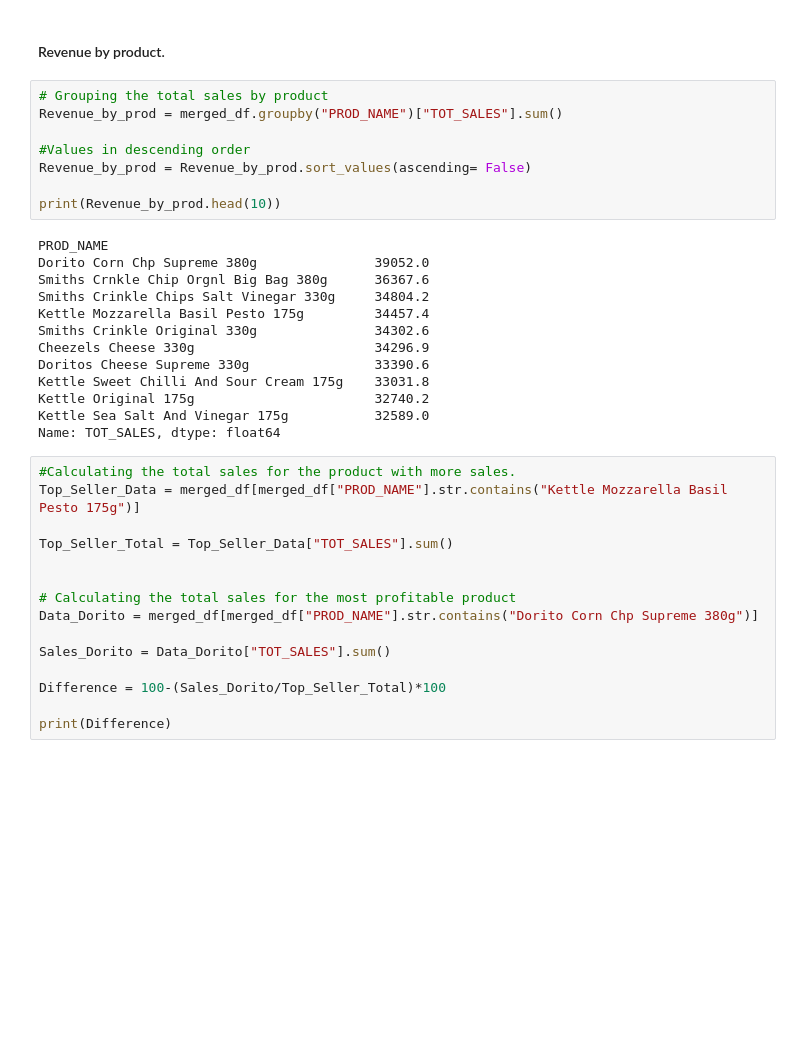
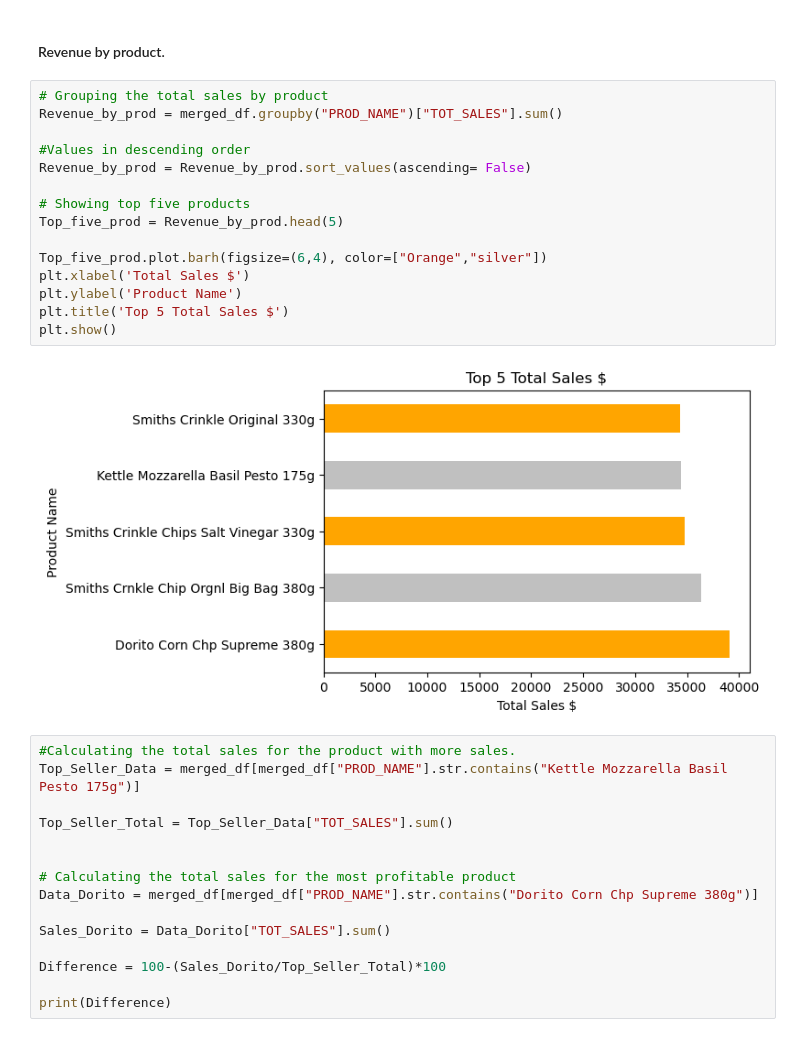
Before and after one commit to JonaFallas/Quantium-Data-Analysis-Project, a Jupyter notebook: Quantium_project.ipynb, the cells around one changed output. Cells and saved outputs as stored; diff of their text form; blank space fills up the shorter version.

```diff
--- a/Quantium_project.ipynb
+++ b/Quantium_project.ipynb
@@ -464,24 +464,20 @@ Name: PROD_QTY, dtype: int64
 # %%
 # Grouping the total sales by product
 Revenue_by_prod = merged_df.groupby("PROD_NAME")["TOT_SALES"].sum()
 
 #Values in descending order
 Revenue_by_prod = Revenue_by_prod.sort_values(ascending= False)
 
-print(Revenue_by_prod.head(10))
+# Showing top five products
+Top_five_prod = Revenue_by_prod.head(5)
+
+Top_five_prod.plot.barh(figsize=(6,4), color=["Orange","silver"])
+plt.xlabel('Total Sales $')
+plt.ylabel('Product Name')
+plt.title('Top 5 Total Sales $')
+plt.show()
 # %% [output]
-PROD_NAME
-Dorito Corn Chp Supreme 380g               39052.0
-Smiths Crnkle Chip Orgnl Big Bag 380g      36367.6
-Smiths Crinkle Chips Salt Vinegar 330g     34804.2
-Kettle Mozzarella Basil Pesto 175g         34457.4
-Smiths Crinkle Original 330g               34302.6
-Cheezels Cheese 330g                       34296.9
-Doritos Cheese Supreme 330g                33390.6
-Kettle Sweet Chilli And Sour Cream 175g    33031.8
-Kettle Original 175g                       32740.2
-Kettle Sea Salt And Vinegar 175g           32589.0
-Name: TOT_SALES, dtype: float64
+[figure, added]
 # %%
 #Calculating the total sales for the product with more sales.
 Top_Seller_Data = merged_df[merged_df["PROD_NAME"].str.contains("Kettle Mozzarella Basil Pesto 175g")]
```
Also changed, not shown: parts of 2 cells of this notebook.
